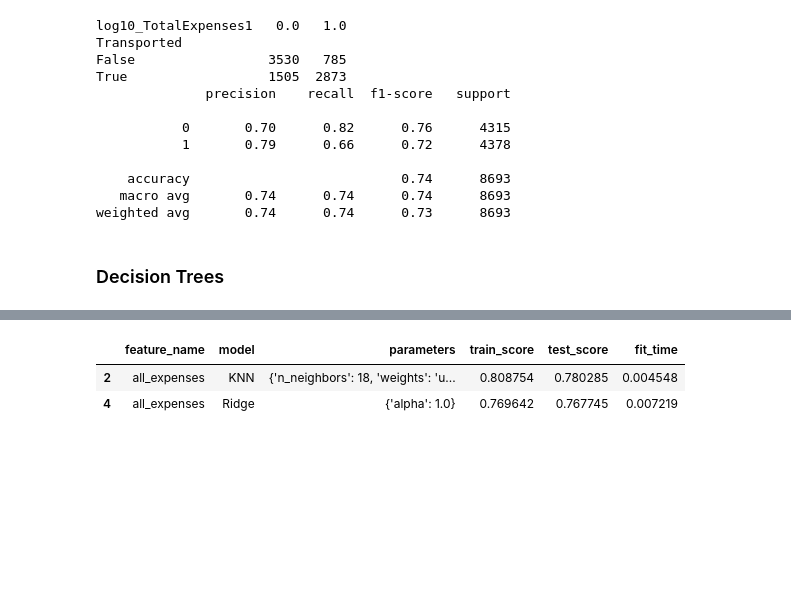
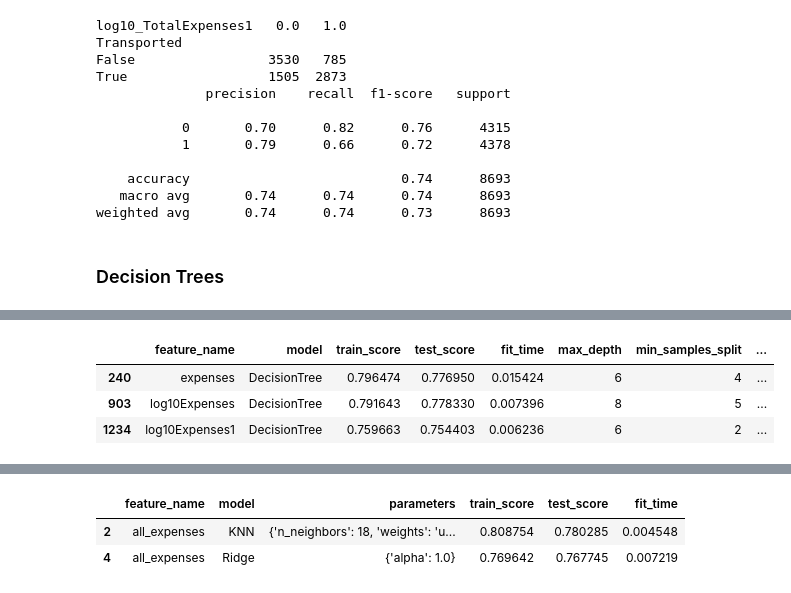
Before and after one commit to mapardo-lab/spaceshipTitanic, a Jupyter notebook: ModelTraining.ipynb, the cells around one changed output, grey strips where cells are left out. Cells and saved outputs as stored; diff of their text form; code cells hidden in the pictures; blank space fills up the shorter version.

```diff
--- a/ModelTraining.ipynb
+++ b/ModelTraining.ipynb
@@ -100,3 +107,18 @@ True                  1505  2873
 weighted avg       0.74      0.74      0.73      8693
 # %% [markdown]
 ### Decision Trees
+# %%
+onehot_homeplanet = (list(filter(lambda x: any(map(lambda y: y in x,['HomePlanet_'])), df.columns)))
+main_homeplanet = list(filter(lambda x: any(map(lambda y: y not in x, ['Mars'])),onehot_homeplanet))
+onehot_destination = (list(filter(lambda x: any(map(lambda y: y in x,['Destination_'])), df.columns)))
+main_destination = list(filter(lambda x: any(map(lambda y: y not in x, ['PSO'])),onehot_destination))
+expenses_features = ['RoomService', 'FoodCourt', 'ShoppingMall', 'Spa', 'VRDeck']
+log10_expenses_features = ['log10_RoomService', 'log10_FoodCourt', 'log10_ShoppingMall', 'log10_Spa', 'log10_VRDeck']
+log10_expenses_features1 = ['log10_RoomService1', 'log10_FoodCourt1', 'log10_ShoppingMall1', 'log10_Spa1', 'log10_VRDeck1']
+
+cryosleepAge12 = ['CryoSleep_True','Age12','Deck_B','Side_S'] + main_homeplanet + main_destination
+log10TE = ['log10_TotalExpenses','Deck_B','Side_S'] + main_homeplanet + main_destination
+log10TE1 = ['log10_TotalExpenses1','Deck_B','Side_S'] + main_homeplanet + main_destination
+expenses = expenses_features + ['Deck_B','Side_S'] + main_homeplanet + main_destination
+log10Expenses = log10_expenses_features + ['Deck_B','Side_S'] + main_homeplanet + main_destination
+log10Expenses1 = log10_expenses_features1 + ['Deck_B','Side_S'] + main_homeplanet + main_destination
@@ -103,2 +203,20 @@ weighted avg       0.74      0.74      0.73      8693
+# %%
+# TODO Save this function
+def expand_parameters(df):
+    # expand dictionary column
+    expanded_df = df['parameters'].apply(pd.Series)
+    # combine with original DataFrame
+    result = pd.concat([df.drop('parameters', axis=1), expanded_df], axis=1)
+    return result
+
+max_indices = pd.DataFrame(results).drop(['features'],axis=1).groupby('feature_name')['test_score'].idxmax()
+df_max = pd.DataFrame(results).drop(['features'],axis=1).loc[max_indices]
+
+expand_parameters(df_max)
+# %% [output]
+|  | feature_name | model | train_score | test_score | fit_time | max_depth | min_samples_split | ... |
+| 240 | expenses | DecisionTree | 0.796474 | 0.776950 | 0.015424 | 6 | 4 | ... |
+| 903 | log10Expenses | DecisionTree | 0.791643 | 0.778330 | 0.007396 | 8 | 5 | ... |
+| 1234 | log10Expenses1 | DecisionTree | 0.759663 | 0.754403 | 0.006236 | 6 | 2 | ... |
 # %%
 # TODO Video Imputation Kaggle
```
Also changed, not shown: parts of 10 cells of this notebook, 1 other file.
